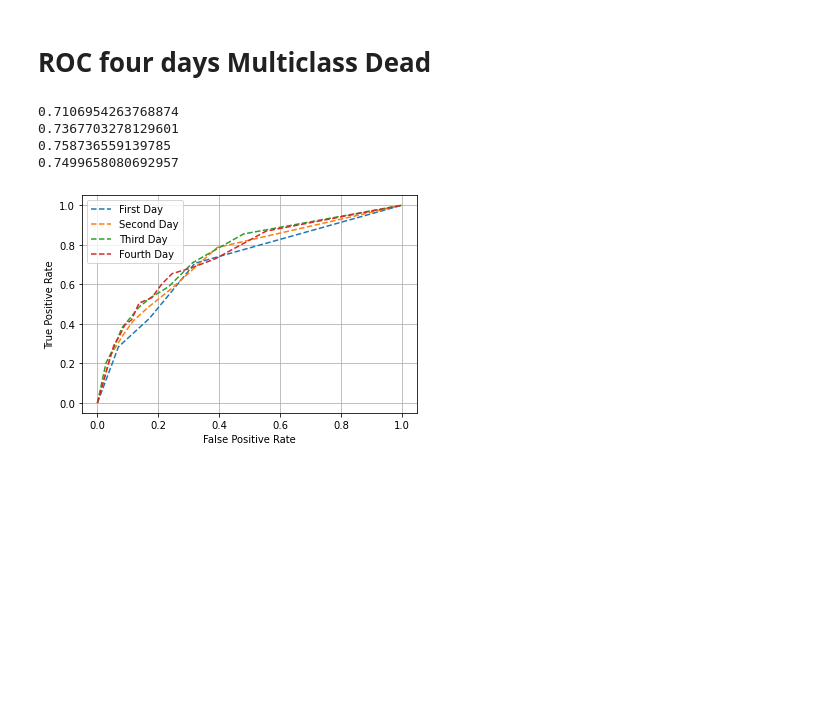
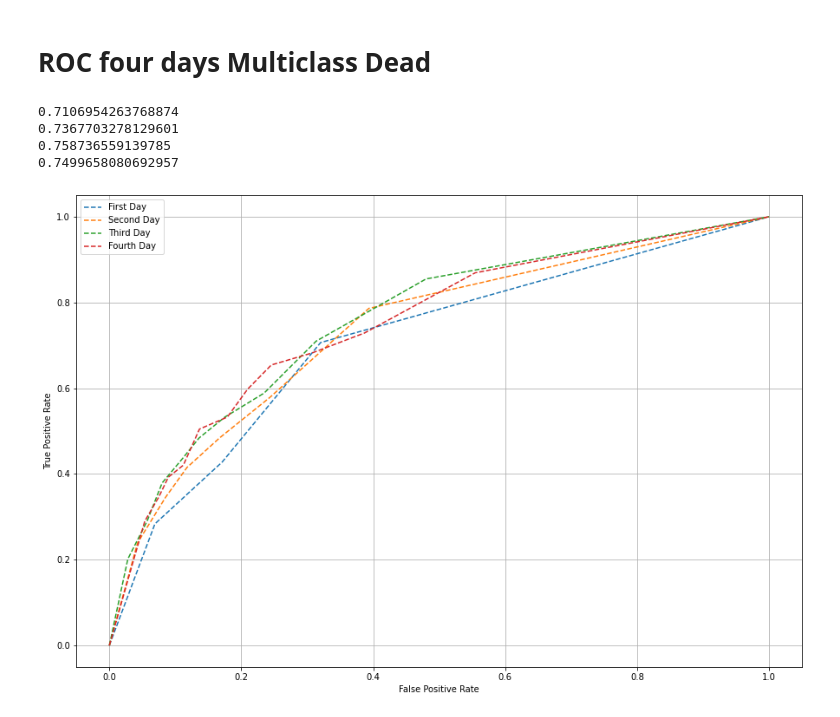
Before and after one commit to DimopDim/MimicIV, a Jupyter notebook: New_Code/07_01_ROC_Bayes_Net.ipynb, the cells around one changed output. Saved outputs shown, nothing was run; the diff lists cells and outputs as text; code cells hidden in the pictures; blank space fills up the shorter version.

```diff
--- a/New_Code/07_01_ROC_Bayes_Net.ipynb
+++ b/New_Code/07_01_ROC_Bayes_Net.ipynb
@@ -304,22 +305,23 @@ pyplot.show()
 # %%
 print(roc_auc_score(ground_truth_dead1, prob_dead1))
 print(roc_auc_score(ground_truth_dead2, prob_dead2))
 print(roc_auc_score(ground_truth_dead3, prob_dead3))
 print(roc_auc_score(ground_truth_dead4, prob_dead4))
 
+pyplot.figure(figsize=(15, 10))
 pyplot.plot(fpr_dead1, tpr_dead1, linestyle='--', label='First Day')
 pyplot.plot(fpr_dead2, tpr_dead2, linestyle='--', label='Second Day')
 pyplot.plot(fpr_dead3, tpr_dead3, linestyle='--', label='Third Day')
 pyplot.plot(fpr_dead4, tpr_dead4, linestyle='--', label='Fourth Day')
 
 pyplot.xlabel('False Positive Rate') # Εκτυπώνει τον τίτλο του Χ
 pyplot.ylabel('True Positive Rate') # Εκτυπώνει τον τίτλο του Υ
 pyplot.legend() #Εκτυπώνει το label
 pyplot.grid(True) # Εκτυπώνει τα τετράγωνα
 pyplot.show()
 # %% [output]
 0.7106954263768874
 0.7367703278129601
 0.758736559139785
 0.7499658080692957
-[figure, old version]
+[figure, new version]
```
Also changed, not shown: parts of 1 cell of this notebook, 10 other files.
